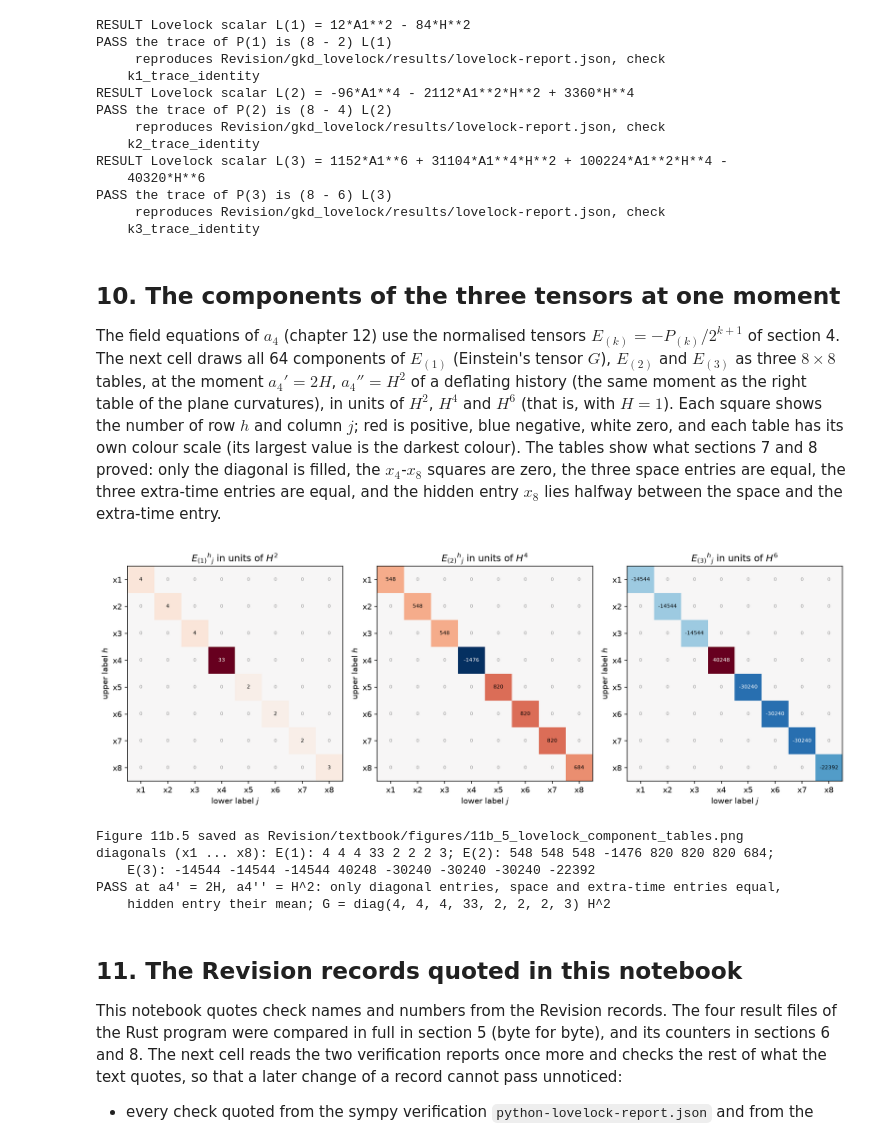
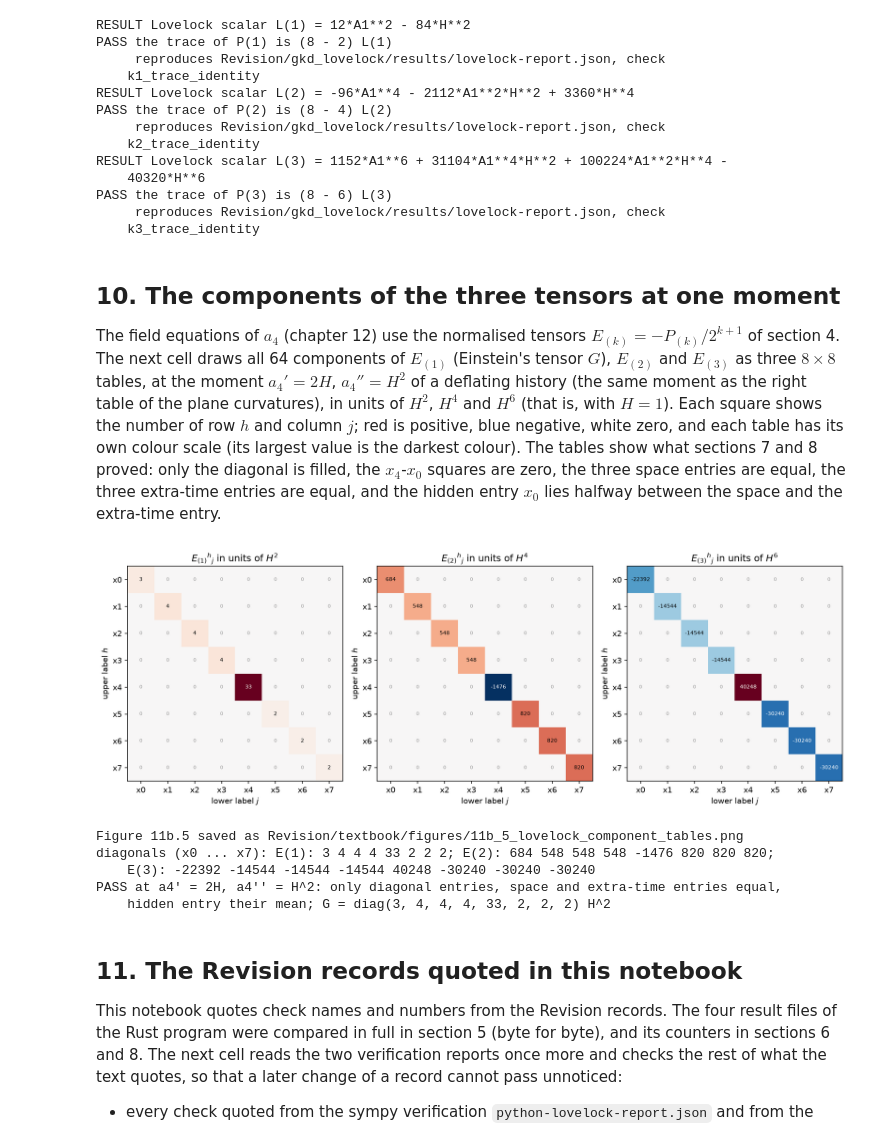
Before and after one commit to once-ere/Dirac_claude, a Jupyter notebook: Revision/textbook/notebooks/11b_lovelock_tensors.ipynb, the cells around one changed output. Cells and saved outputs as stored; diff of their text form; code cells hidden in the pictures.

```diff
--- a/Revision/textbook/notebooks/11b_lovelock_tensors.ipynb
+++ b/Revision/textbook/notebooks/11b_lovelock_tensors.ipynb
@@ -1164,6 +1168,8 @@ in `sp.simplify`.
 # %%
 A1, A2, C = sp.symbols("A1 A2 C")  # a4', a4'' and cot(z)
-SYMBOLS = {sp.Derivative(a4, (X[3], 2)): A2, sp.Derivative(a4, X[3]): A1}
+B0, B1, B2 = sp.symbols("B0 B1 B2")  # b4, b4' and b4''
+SYMBOLS = {sp.Derivative(a4, (X[4], 2)): A2, sp.Derivative(a4, X[4]): A1,
+           sp.Derivative(b4, (X[4], 2)): B2, sp.Derivative(b4, X[4]): B1}
 RIEMANN = {}  # (a, b, c, d) -> R^ab_cd in the symbols H, A1, A2, C
 for a in range(8):
     for b in range(8):
@@ -1175,15 +1181,16 @@ for a in range(8):
                               - gamma(a, d, e) * gamma(e, c, b))
                 if value == 0:
                     continue
-                value = sp.simplify((value / METRIC[b]).subs(SYMBOLS))  # R^ab_cd
+                value = sp.simplify((value / METRIC[b]).subs(SYMBOLS)
+                                    .subs(b4, B0))  # R^ab_cd
                 value = sp.expand(value.subs({sp.tan(z): 1 / C, sp.cot(z): C,
                                               sp.cos(z): C * sp.sin(z)}))
                 if value != 0:
                     RIEMANN[a, b, c, d] = value
 report("nonzero components R^ab_cd", len(RIEMANN))
-check(all(v.free_symbols <= {H, A1, A2, C} for v in RIEMANN.values()),
-      "every R^ab_cd is a polynomial in H, a4', a4'' and cot z and its inverse, free "
-      "of sin(z)^(1/3) and e^a4",
+check(all(v.free_symbols <= {H, A1, A2, B0, B1, B2, C} for v in RIEMANN.values()),
+      "every R^ab_cd is a rational expression in H, a4', a4'', b4, b4', b4'' and "
+      "cot z, free of sin(z)^(1/3) and e^a4",
       record=f"{RESULTS}/lovelock-report.json, check mixed_riemann_free_of_sin_third")
 # %% [output]
 RESULT nonzero components R^ab_cd = 156
@@ -1583,14 +1638,17 @@ tensors = json.loads((OUT_FOLDER / "lovelock-tensors.json").read_text(
 
 
 def from_monomials(monomials):
-    """A component of lovelock-tensors.json as a polynomial dict (only H, a4', a4''
-    and cot z may occur)."""
+    """A component of lovelock-tensors.json at b4 = 1 as a polynomial dict (only H,
+    a4', a4'' and cot z may then occur)."""
     out = {}
     for numerator, denominator, e in monomials:
+        if any(e[9:13]):  # a derivative of b4: zero on the background b4 = 1
+            continue
         if e[3] or e[4] or e[5] or e[6]:  # 3rd, 4th derivative, e^a4 or sin^(1/3)
             raise ValueError("unexpected symbol in a Lovelock component")
-        out[(e[0], e[1], e[2], e[7])] = Fraction(numerator, denominator)
-    return out
+        key = (e[0], e[1], e[2], e[7])  # e[8], the power of b4^(1/2), drops out
+        out[key] = out.get(key, 0) + Fraction(numerator, denominator)
+    return {key: value for key, value in out.items() if value != 0}
 
 
 agree = {}
@@ -1605,9 +1663,10 @@ check(all(agree.values()),
       record="Revision/gkd_lovelock/results/python-lovelock-report.json, checks "
              "rust_k1_mixed_components_agree, rust_k2_mixed_components_agree and "
              "rust_k3_mixed_components_agree")
-scalars_agree = all(to_poly(from_mathematica(tensors[f"L{k}"])) == L[k]
-                    for k in (1, 2, 3))
-check(scalars_agree, "the scalars L(1), L(2), L(3) equal the Rust scalars exactly",
+scalars_agree = all(to_poly(from_mathematica(tensors[f"L{k}"]).subs(BACKGROUND))
+                    == L[k] for k in (1, 2, 3))
+check(scalars_agree, "the scalars L(1), L(2), L(3) equal the Rust scalars exactly "
+      "(at b4 = 1)",
       record="Revision/gkd_lovelock/results/python-lovelock-report.json, checks "
              "rust_L1_agrees, rust_L2_agrees and rust_L3_agrees")
 check(all(set(P[k]) == {(h, h) for h in range(8)} for k in (1, 2, 3)),
@@ -2015,9 +2074,9 @@ history (the same moment as the right table of the plane curvatures), in units o
 $H^2$, $H^4$ and $H^6$ (that is, with $H = 1$). Each square shows the number of row
 $h$ and column $j$; red is positive, blue negative, white zero, and each table has
 its own colour scale (its largest value is the darkest colour). The tables show what
-sections 7 and 8 proved: only the diagonal is filled, the $x_4$-$x_8$ squares are
+sections 7 and 8 proved: only the diagonal is filled, the $x_4$-$x_0$ squares are
 zero, the three space entries are equal, the three extra-time entries are equal,
-and the hidden entry $x_8$ lies halfway between the space and the extra-time entry.
+and the hidden entry $x_0$ lies halfway between the space and the extra-time entry.
 # %%
 def poly_value(p, h, a1, a2, cot=1):
     """The exact value (a Fraction) of the polynomial dict p at H = h, a4' = a1,
@@ -2044,46 +2103,46 @@ for ax, k in zip(axes, (1, 2, 3)):
             if h != j:
                 colour = "0.6"  # grey zeros off the diagonal
             elif abs(table[h, j]) > 0.6 * largest:
                 colour = "white"  # white on the darkest squares, to stay readable
             else:
                 colour = "black"
             ax.text(j, h, f"{table[h, j]:g}", ha="center", va="center",
                     fontsize=6.5 if h == j else 6, color=colour)
     ax.set_xticks(range(8), NAMES)
     ax.set_yticks(range(8), NAMES)
     ax.set_xlabel("lower label $j$")
     ax.set_ylabel("upper label $h$")
     ax.set_title(f"$E_{{({k})}}{{}}^h{{}}_j$ in units of $H^{{{2 * k}}}$")
     ax.grid(False)
 fig.tight_layout()
 save_figure(fig, "lovelock_component_tables",
             "All 64 components $E_{(k)}{}^h{}_j$ of the normalised Lovelock tensors "
             "$E_{(1)} = G$ (left), $E_{(2)}$ (middle) and $E_{(3)}$ (right) of the "
             "author's metric at the moment $a_4^{\\prime} = 2H$, "
             "$a_4^{\\prime\\prime} = H^2$ of a deflating history, in units of $H^2$, "
             "$H^4$ and $H^6$; row $h$, column $j$; red positive, blue negative, white "
             "zero, each table on its own colour scale. Only the diagonal is filled, "
-            "so the $x_4$-$x_8$ components vanish; the three space entries are equal, "
+            "so the $x_4$-$x_0$ components vanish; the three space entries are equal, "
             "the three extra-time entries are equal, and the hidden entry is their "
             "mean, for example $(4 + 2)/2 = 3$ for Einstein's tensor.")
 diagonal_ok = all(
     np.count_nonzero(tables[k] - np.diag(np.diag(tables[k]))) == 0
-    and tables[k][0, 0] == tables[k][1, 1] == tables[k][2, 2]
-    and tables[k][4, 4] == tables[k][5, 5] == tables[k][6, 6]
-    and tables[k][7, 7] == (tables[k][0, 0] + tables[k][4, 4]) / 2
+    and tables[k][1, 1] == tables[k][2, 2] == tables[k][3, 3]
+    and tables[k][5, 5] == tables[k][6, 6] == tables[k][7, 7]
+    and tables[k][0, 0] == (tables[k][1, 1] + tables[k][5, 5]) / 2
     for k in (1, 2, 3))
-say("diagonals (x1 ... x8): " + "; ".join(
+say("diagonals (x0 ... x7): " + "; ".join(
     f"E({k}): " + " ".join(f"{v:g}" for v in np.diag(tables[k])) for k in (1, 2, 3)))
-check(diagonal_ok and list(np.diag(tables[1])) == [4, 4, 4, 33, 2, 2, 2, 3],
+check(diagonal_ok and list(np.diag(tables[1])) == [3, 4, 4, 4, 33, 2, 2, 2],
       "at a4' = 2H, a4'' = H^2: only diagonal entries, space and extra-time entries "
-      "equal, hidden entry their mean; G = diag(4, 4, 4, 33, 2, 2, 2, 3) H^2")
+      "equal, hidden entry their mean; G = diag(3, 4, 4, 4, 33, 2, 2, 2) H^2")
 # %% [output]
-[figure, old version]
+[figure, new version]
 Figure 11b.5 saved as Revision/textbook/figures/11b_5_lovelock_component_tables.png
-diagonals (x1 ... x8): E(1): 4 4 4 33 2 2 2 3; E(2): 548 548 548 -1476 820 820 820 684;
-    E(3): -14544 -14544 -14544 40248 -30240 -30240 -30240 -22392
+diagonals (x0 ... x7): E(1): 3 4 4 4 33 2 2 2; E(2): 684 548 548 548 -1476 820 820 820;
+    E(3): -22392 -14544 -14544 -14544 40248 -30240 -30240 -30240
 PASS at a4' = 2H, a4'' = H^2: only diagonal entries, space and extra-time entries equal,
-    hidden entry their mean; G = diag(4, 4, 4, 33, 2, 2, 2, 3) H^2
+    hidden entry their mean; G = diag(3, 4, 4, 4, 33, 2, 2, 2) H^2
 # %% [markdown]
 ## 11. The Revision records quoted in this notebook
 
```
Also changed, not shown: parts of 26 cells of this notebook, 21 other files.
